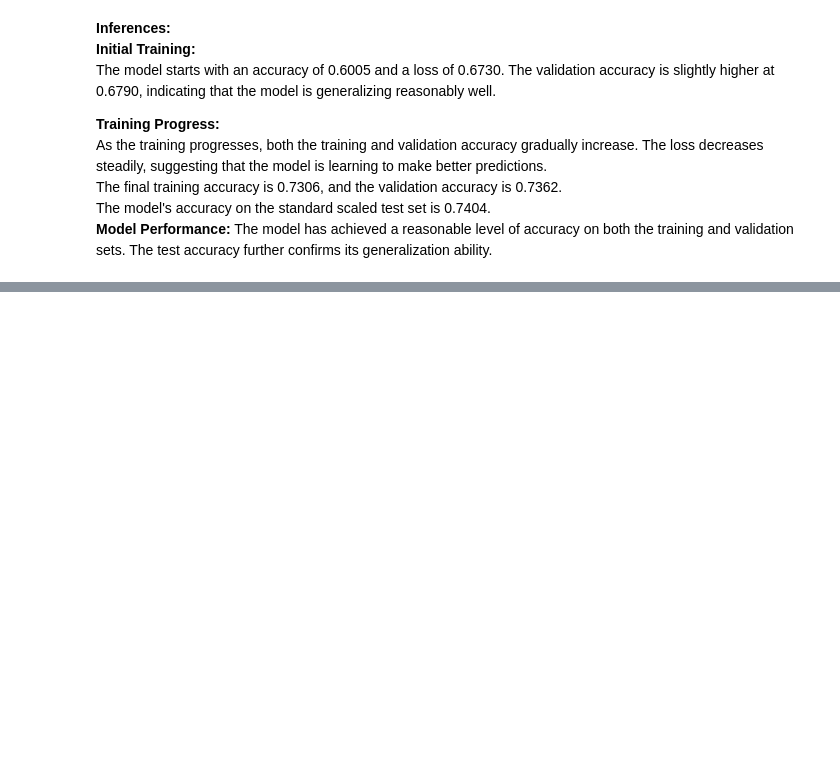
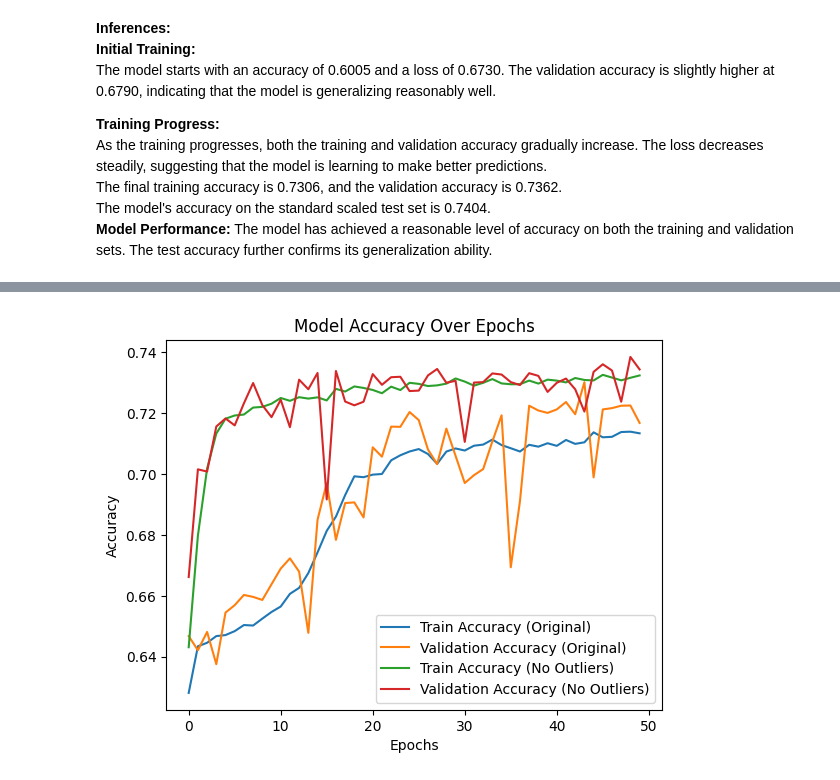
Before and after one commit to Dcode-7/CVD-Model, a Jupyter notebook: CVD_Model.ipynb, the cells around one changed output, grey strips where cells are left out. Saved outputs shown, nothing was run; the diff lists cells and outputs as text; code cells hidden in the pictures; blank space fills up the shorter version.

Commit message:
min-max scaling, graphs, inference

```diff
--- a/CVD_Model.ipynb
+++ b/CVD_Model.ipynb
@@ -2516,0 +2519,87 @@ The model's accuracy on the standard scaled test set is 0.7404.<br>
+# %%
+import pandas as pd
+import numpy as np
+from sklearn.model_selection import train_test_split
+from sklearn.preprocessing import MinMaxScaler
+from sklearn.metrics import accuracy_score
+import tensorflow as tf
+import matplotlib.pyplot as plt
+# Remove outliers in the specified columns
+columns = ['weight', 'ap_lo', 'ap_hi']
+df_no_outliers = df.copy()
+
+for col in columns:
+    high = df_no_outliers[col].mean() + 3 * df_no_outliers[col].std()
+    low = df_no_outliers[col].mean() - 3 * df_no_outliers[col].std()
+    df_no_outliers = df_no_outliers[(df_no_outliers[col] < high) & (df_no_outliers[col] > low)]
+
+# Remove outliers in the specified columns
+columns = ['weight', 'ap_lo', 'ap_hi']
+df_no_outliers = df.copy()
+
+for col in columns:
+    high = df_no_outliers[col].mean() + 3 * df_no_outliers[col].std()
+    low = df_no_outliers[col].mean() - 3 * df_no_outliers[col].std()
+    df_no_outliers = df_no_outliers[(df_no_outliers[col] < high) & (df_no_outliers[col] > low)]
+
+# Define target and features
+target_column = 'cardio'
+X = df.drop(target_column, axis=1)
+y = df[target_column]
+
+# Split without outliers
+X_no_outliers = df_no_outliers.drop(target_column, axis=1)
+y_no_outliers = df_no_outliers[target_column]
+
+# Split into training and testing data
+X_train, X_test, y_train, y_test = train_test_split(X, y, test_size=0.2, random_state=42)
+X_train_no_outliers, X_test_no_outliers, y_train_no_outliers, y_test_no_outliers = train_test_split(
+    X_no_outliers, y_no_outliers, test_size=0.2, random_state=42
+)
+
+# Scale the data using MinMaxScaler
+scaler = MinMaxScaler()
+X_train_scaled = scaler.fit_transform(X_train)
+X_test_scaled = scaler.transform(X_test)
+
+X_train_no_outliers_scaled = scaler.fit_transform(X_train_no_outliers)
+X_test_no_outliers_scaled = scaler.transform(X_test_no_outliers)
+
+# Define the model architecture
+def create_model():
+    model = tf.keras.models.Sequential([
+        tf.keras.layers.Dense(64, activation='relu', input_shape=(X_train.shape[1],)),
+        tf.keras.layers.Dense(32, activation='relu'),
+        tf.keras.layers.Dense(1, activation='sigmoid')
+    ])
+    model.compile(optimizer='adam', loss='binary_crossentropy', metrics=['accuracy'])
+    return model
+
+# Train model with original data
+model_original = create_model()
+history_original = model_original.fit(X_train_scaled, y_train, epochs=50, validation_data=(X_test_scaled, y_test), verbose=1)
+
+# Train model with data without outliers
+model_no_outliers = create_model()
+history_no_outliers = model_no_outliers.fit(X_train_no_outliers_scaled, y_train_no_outliers, epochs=50,
+                                            validation_data=(X_test_no_outliers_scaled, y_test_no_outliers), verbose=1)
+
+# Evaluate accuracy on the original data
+loss, accuracy_original = model_original.evaluate(X_test_scaled, y_test)
+print("Accuracy with original data:", accuracy_original)
+
+# Evaluate accuracy on the data without outliers
+loss, accuracy_no_outliers = model_no_outliers.evaluate(X_test_no_outliers_scaled, y_test_no_outliers)
+print("Accuracy without outliers:", accuracy_no_outliers)
+
+# Plot accuracy over epochs
+plt.plot(history_original.history['accuracy'], label='Train Accuracy (Original)')
+plt.plot(history_original.history['val_accuracy'], label='Validation Accuracy (Original)')
+plt.plot(history_no_outliers.history['accuracy'], label='Train Accuracy (No Outliers)')
+plt.plot(history_no_outliers.history['val_accuracy'], label='Validation Accuracy (No Outliers)')
+plt.xlabel('Epochs')
+plt.ylabel('Accuracy')
+plt.title('Model Accuracy Over Epochs')
+plt.legend()
+plt.show()
+# %% [output]
@@ -2516,0 +2623 @@ The model's accuracy on the standard scaled test set is 0.7404.<br>
+[figure, added]
```
Also changed, not shown: parts of 3 cells of this notebook.
